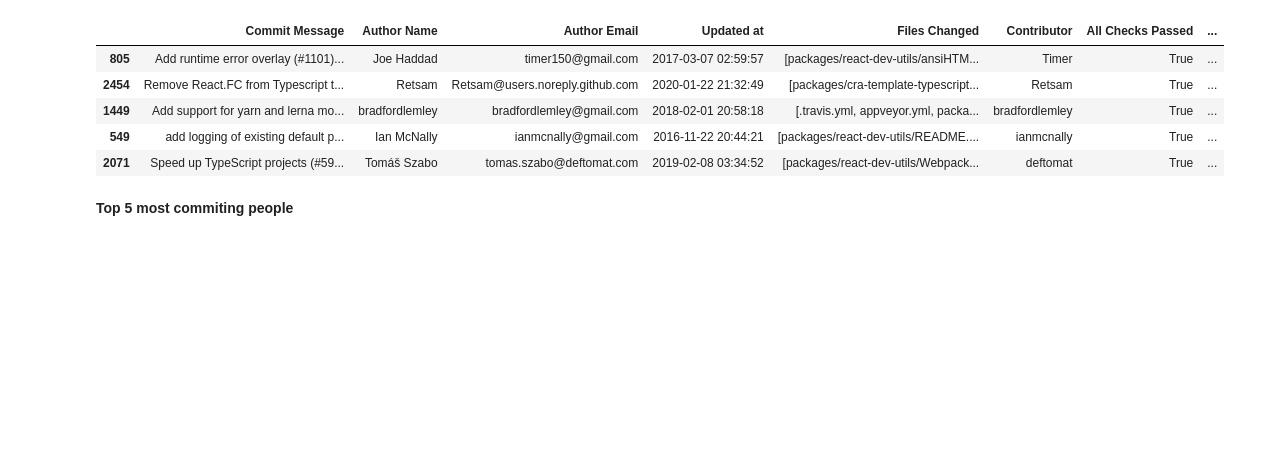
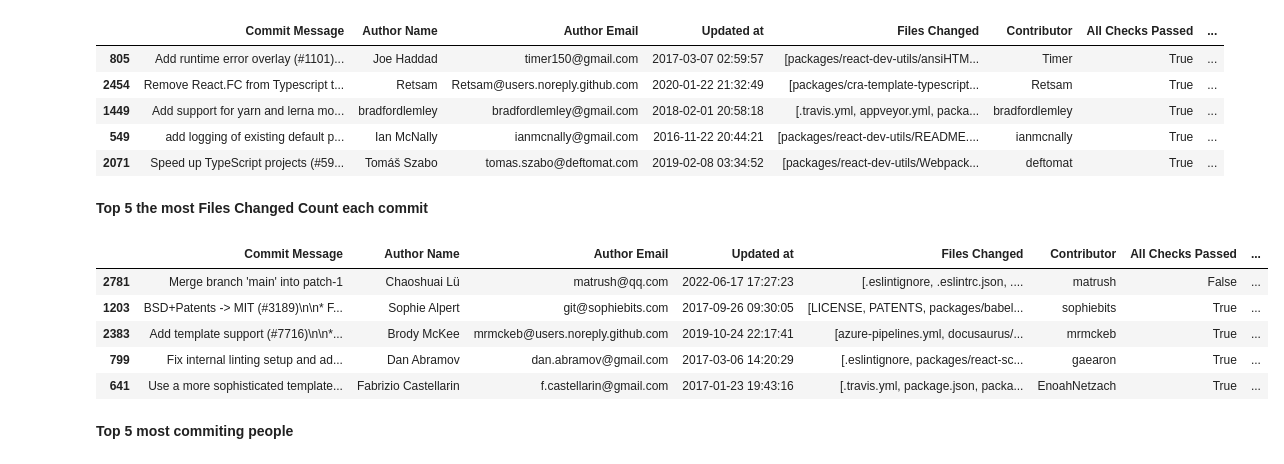
Before and after one commit to VinhPhamAI/Data-Analyst, a Jupyter notebook: Data_Analyst.ipynb, the cells around one changed output. Saved outputs shown, nothing was run; the diff lists cells and outputs as text; code cells hidden in the pictures; blank space fills up the shorter version.

```diff
--- a/Data_Analyst.ipynb
+++ b/Data_Analyst.ipynb
@@ -182,6 +199,18 @@ sorted_df.head(5)
 | 1449 | Add support for yarn and lerna mo... | bradfordlemley | bradfordlemley@gmail.com | 2018-02-01 20:58:18 | [.travis.yml, appveyor.yml, packa... | bradfordlemley | True | ... |
 | 549 | add logging of existing default p... | Ian McNally | ianmcnally@gmail.com | 2016-11-22 20:44:21 | [packages/react-dev-utils/README.... | ianmcnally | True | ... |
 | 2071 | Speed up TypeScript projects (#59... | Tomáš Szabo | tomas.szabo@deftomat.com | 2019-02-08 03:34:52 | [packages/react-dev-utils/Webpack... | deftomat | True | ... |
+# %% [markdown]
+**Top 5 the most Files Changed Count each commit**
+# %%
+file_df = df.sort_values('Files Changed Count', ascending = False)
+file_df.head()
+# %% [output]
+|  | Commit Message | Author Name | Author Email | Updated at | Files Changed | Contributor | All Checks Passed | ... |
+| 2781 | Merge branch 'main' into patch-1 | Chaoshuai Lü | matrush@qq.com | 2022-06-17 17:27:23 | [.eslintignore, .eslintrc.json, .... | matrush | False | ... |
+| 1203 | BSD+Patents -> MIT (#3189)\n\n* F... | Sophie Alpert | git@sophiebits.com | 2017-09-26 09:30:05 | [LICENSE, PATENTS, packages/babel... | sophiebits | True | ... |
+| 2383 | Add template support (#7716)\n\n*... | Brody McKee | mrmckeb@users.noreply.github.com | 2019-10-24 22:17:41 | [azure-pipelines.yml, docusaurus/... | mrmckeb | True | ... |
+| 799 | Fix internal linting setup and ad... | Dan Abramov | dan.abramov@gmail.com | 2017-03-06 14:20:29 | [.eslintignore, packages/react-sc... | gaearon | True | ... |
+| 641 | Use a more sophisticated template... | Fabrizio Castellarin | f.castellarin@gmail.com | 2017-01-23 19:43:16 | [.travis.yml, package.json, packa... | EnoahNetzach | True | ... |
 # %% [markdown]
 **Top 5 most commiting people**
 # %%
```
Also changed, not shown: parts of 13 cells of this notebook.
